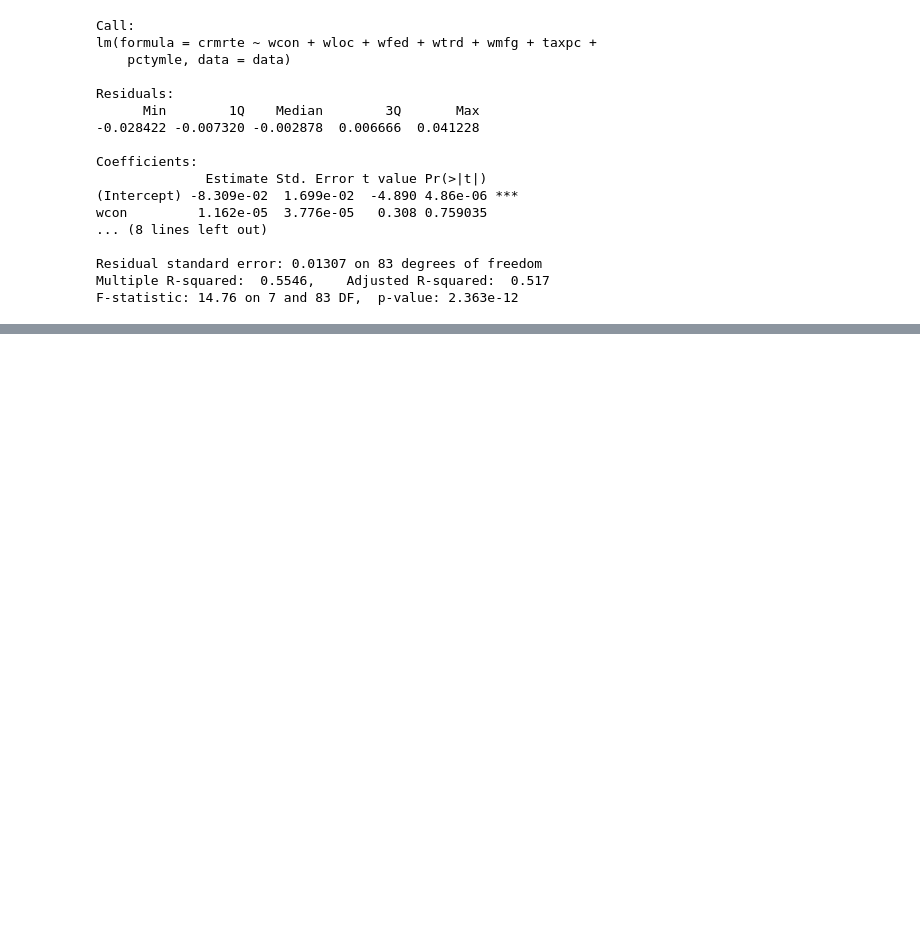
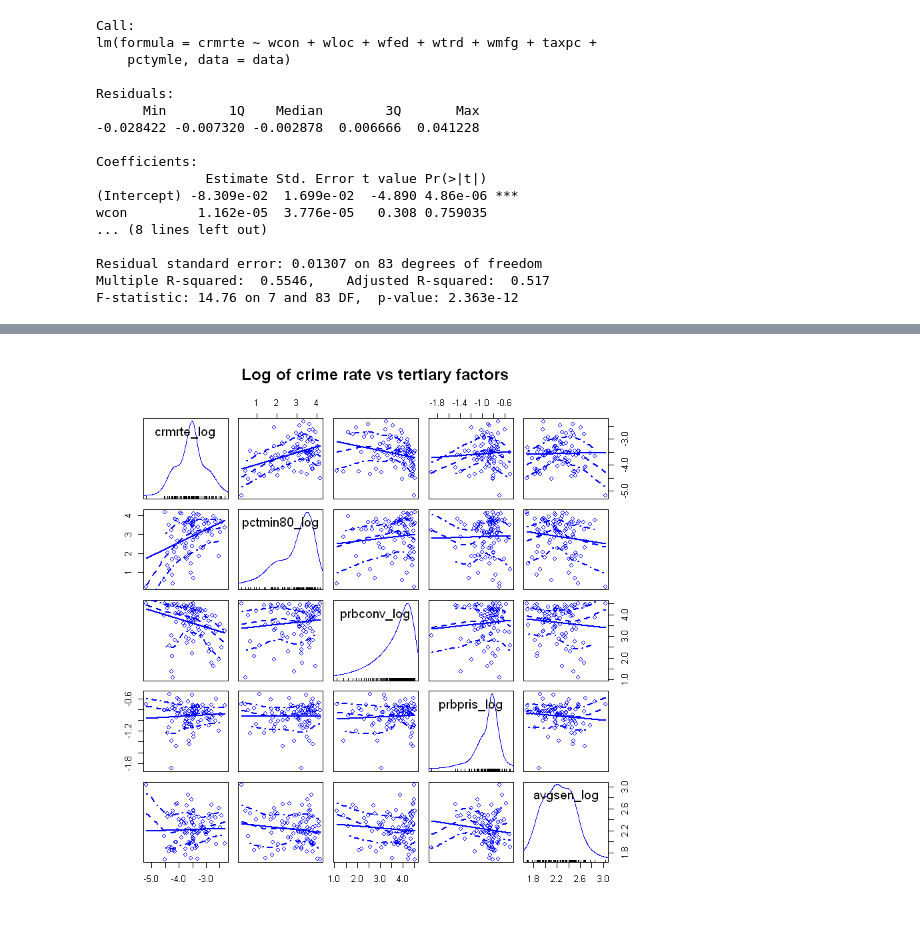
Before and after one commit to vbeohar/mids203_lab3, a Jupyter notebook: lab3_zw.ipynb, the cells around one changed output, grey strips where cells are left out. Cells and saved outputs as stored; diff of their text form; code cells hidden in the pictures; blank space fills up the shorter version.

```diff
--- a/lab3_zw.ipynb
+++ b/lab3_zw.ipynb
@@ -250,0 +257,16 @@ Note:                             *p<0.1; **p<0.05; ***p<0.01
+# %%
+data$crmrte_log <- log(data$crmrte)
+data$pctmin80_log <- log(data$pctmin80)
+data$prbconv_log <- log(data$prbconv)
+data$prbpris_log <- log(data$prbpris)
+data$prbconv_log <- log(data$prbconv)
+data$prbpris_log <- log(data$prbpris)
+data$avgsen_log <- log(data$avgsen)
+data$west_log <- log(data$west)
+data$central_log <- log(data$central)
+
+scatterplotMatrix(~crmrte_log + pctmin80_log + prbconv_log + prbpris_log + prbconv_log + prbpris_log + avgsen_log,
+                   data=data,
+                   main="Log of crime rate vs tertiary factors")
+# %% [output]
+[figure, added]
```
Also changed, not shown: parts of 11 cells of this notebook.
